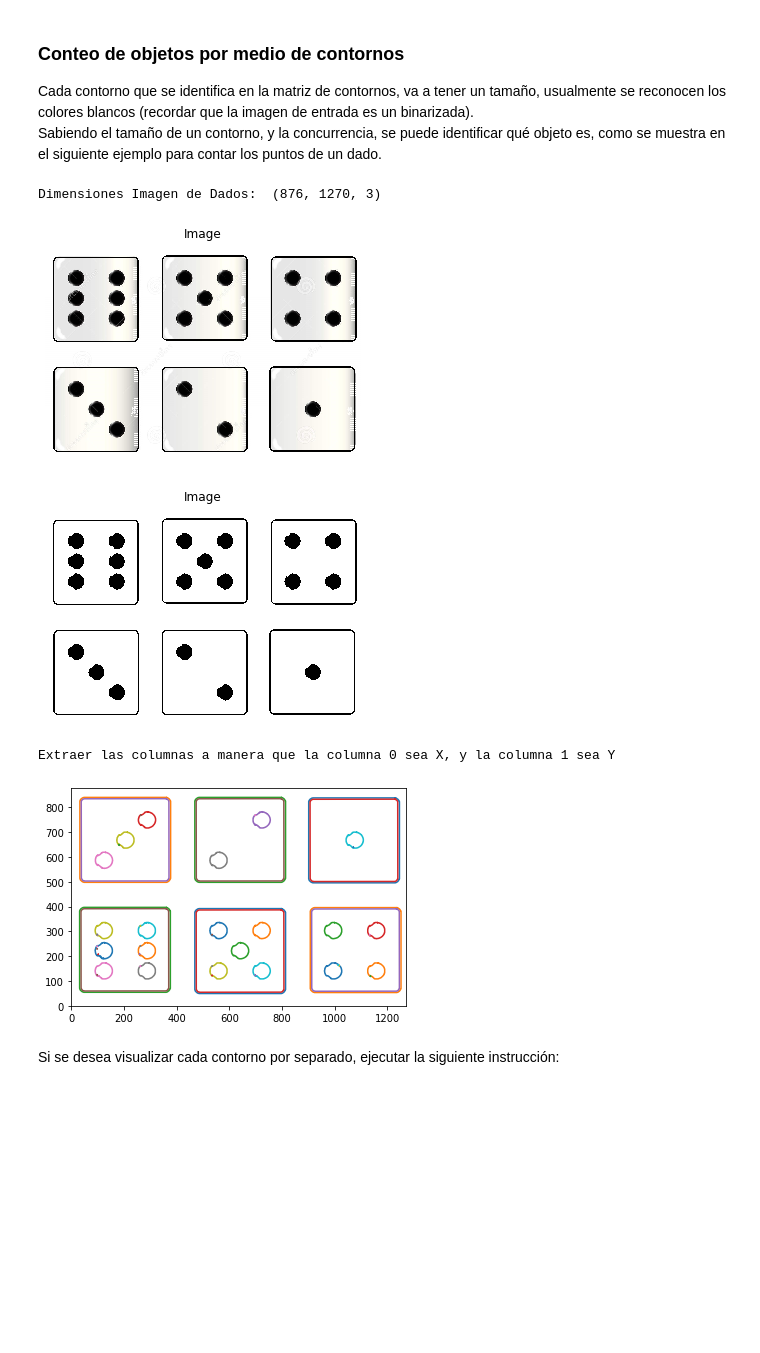
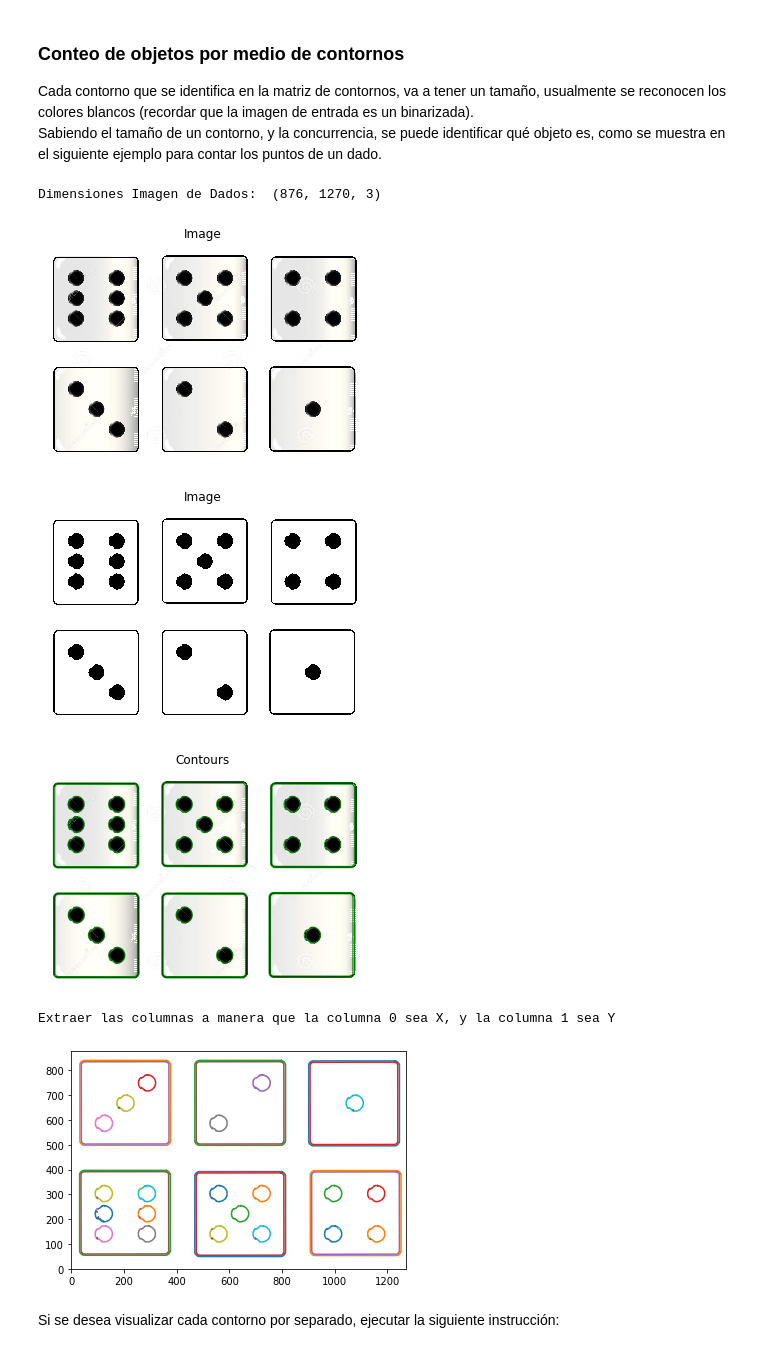
Before and after one commit to epinedaWorks/ProcesadoDeImagenes, a Jupyter notebook: ProcesamientoDeImagenesParte3.ipynb, the cells around one changed output. Cells and saved outputs as stored; diff of their text form; code cells hidden in the pictures; blank space fills up the shorter version.

```diff
--- a/ProcesamientoDeImagenesParte3.ipynb
+++ b/ProcesamientoDeImagenesParte3.ipynb
@@ -386,7 +399,7 @@ def graficarTodosLosContornos(contours,alto, ancho):
     plt.show()
 
 
-def graficarContornosSeparados(contours,alto,ancho):
+def graficarContornosSeparados(contours,cantidad, alto,ancho):
     for i, contour in enumerate(contours):
         x1=contour[:,1]
         y1=contour[:,0]
@@ -399,41 +412,45 @@ def graficarContornosSeparados(contours,alto,ancho):
         plt.show()
 
         #### Para no sobrecargar el notebook, se utiliza un break ####
-        if i == 9:
+        if i == cantidad:
             break
 
 
 
 
 imgName = "./imagenes/dados3.JPG"
 imgDado = cv2.imread(imgName)
 imgDadoRGB = cv2.cvtColor(imgDado, cv2.COLOR_BGR2RGB)
 print("Dimensiones Imagen de Dados: ",imgDadoRGB.shape)
 
 # Make the image grayscale
 imgDadoGris = color.rgb2gray(imgDadoRGB)
 
 # Obtain the optimal thresh value
 thresh = threshold_otsu(imgDadoGris)
 
 # Apply thresholding
 binary = imgDadoGris > thresh
 
 # Find contours at a constant value of 0.6
 contours = measure.find_contours(binary, 0.6)
 
 show_image(imgDadoRGB)
 show_image(binary)
 
+
+
+show_image_contour(imgDadoRGB, contours)
+
 print("Extraer las columnas a manera que la columna 0 sea X, y la columna 1 sea Y")
-
 graficarTodosLosContornos(contours,imgDadoRGB.shape[1],imgDadoRGB.shape[0])
 # %% [output]
 Dimensiones Imagen de Dados:  (876, 1270, 3)
 [figure]
 [figure]
+[figure, new version]
 Extraer las columnas a manera que la columna 0 sea X, y la columna 1 sea Y
-[figure, old version]
+[figure, added]
 # %% [markdown]
 Si se desea visualizar cada contorno por separado, ejecutar la siguiente instrucción:
 # %%
```
Also changed, not shown: parts of 17 cells of this notebook, 2 other files.
